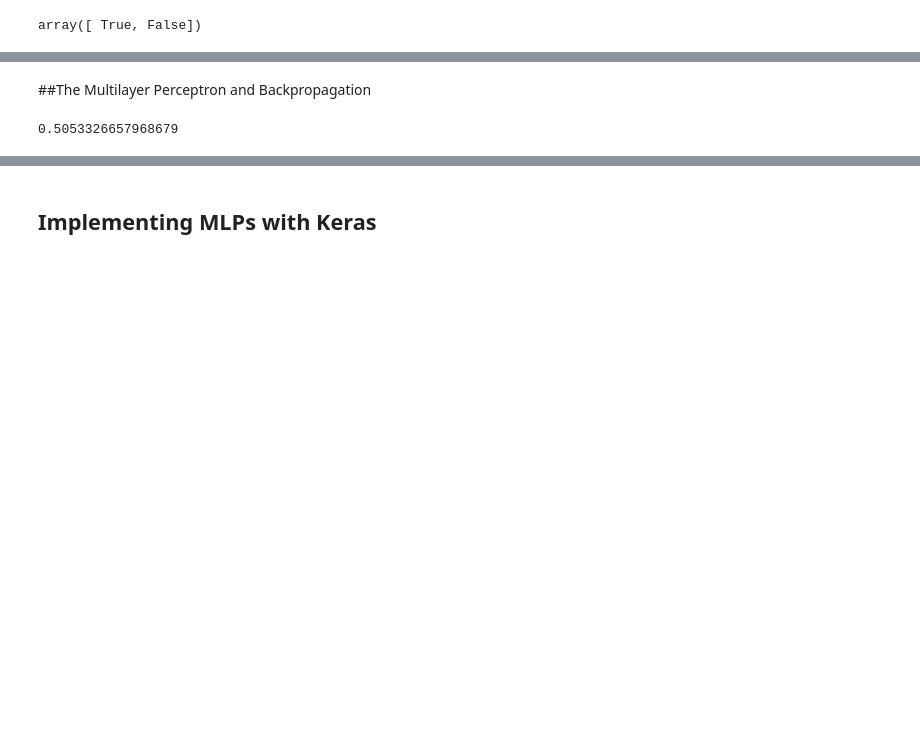
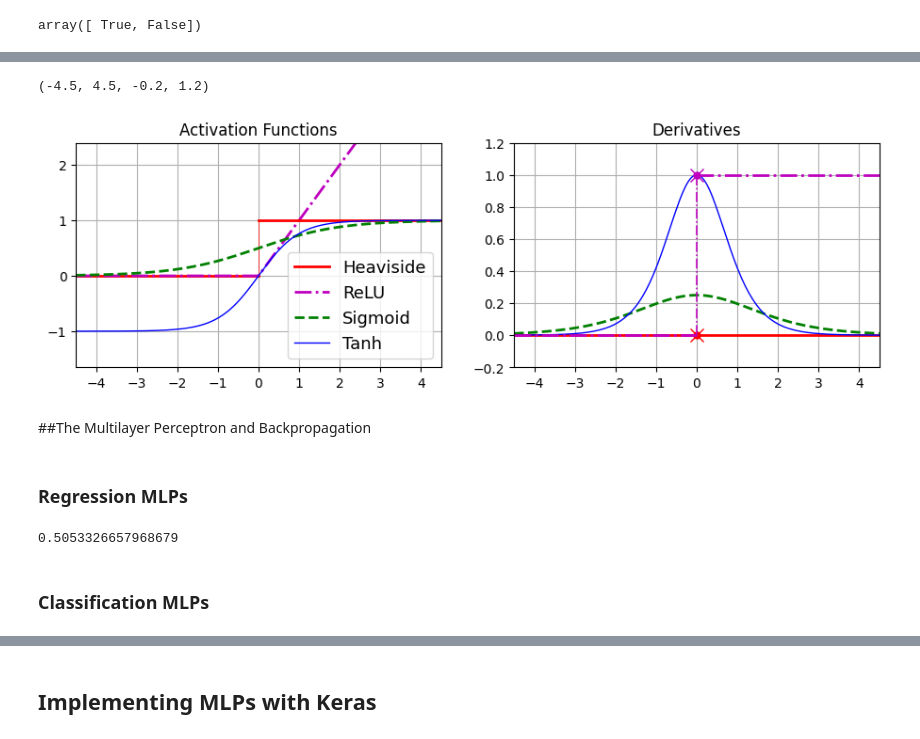
Before and after one commit to ArezooAalipanah/machine_learning3, a Jupyter notebook: hml_ch10.ipynb, the cells around one changed output, grey strips where cells are left out. Cells and saved outputs as stored; diff of their text form; code cells hidden in the pictures; blank space fills up the shorter version.

```diff
--- a/hml_ch10.ipynb
+++ b/hml_ch10.ipynb
@@ -22,5 +64,53 @@ array([ True, False])
+# %%
+# Activation functions
+
+from scipy.special import expit as sigmoid
+
+def relu(z):
+  return np.maximum(0, z)
+
+def derivative (f, z, eps=0.000001):
+  return (f(z+eps)-f(z-eps))/ (2* eps)
+
+max_z = 4.5
+z = np.linspace (-max_z, max_z, 200)
+
+plt.figure(figsize=(11, 3.1))
+
+plt.subplot(121)
+plt.plot([-max_z, 0], [0, 0 ],"r-", linewidth = 2, label = "Heaviside")
+plt.plot(z, relu(z), "m-.", linewidth=2, label="ReLU")
+plt.plot([0, 0], [0, 1], "r-", linewidth = 0.5)
+plt.plot([0, max_z], [1, 1], "r-", linewidth = 2)
+plt.plot(z, sigmoid(z), "g--", linewidth = 2, label ="Sigmoid")
+plt.plot(z, np.tanh(z), "b", linewidth=1, label="Tanh")
+plt.grid(True)
+plt.title("Activation Functions")
+plt.axis([-max_z, max_z, -1.65, 2.4])
+plt.gca().set_yticks([-1, 0, 1, 2])
+plt.legend(loc="lower right", fontsize=13)
+
+plt.subplot(122)
+plt.plot(z, derivative(np.sign, z), "r-", linewidth=2, label="Heaviside")
+plt.plot(0, 0, "ro", markersize=5)
+plt.plot(0, 0, "rx", markersize=10)
+plt.plot(z, derivative(sigmoid, z), "g--", linewidth=2, label="Sigmoid")
+plt.plot(z, derivative(np.tanh, z), "b-", linewidth=1, label="Tanh")
+plt.plot([-max_z, 0], [0, 0], "m-.", linewidth=2)
+plt.plot([0, max_z], [1, 1], "m-.", linewidth=2)
+plt.plot([0, 0], [0, 1], "m-.", linewidth=1.2)
+plt.plot(0, 1, "mo", markersize=5)
+plt.plot(0, 1, "mx", markersize=10)
+plt.grid(True)
+plt.title("Derivatives")
+plt.axis([-max_z, max_z, -0.2, 1.2])
+# %% [output]
+(-4.5, 4.5, -0.2, 1.2)
+[figure, added]
 # %% [markdown]
 ##The Multilayer Perceptron and Backpropagation
+# %% [markdown]
+### Regression MLPs
 # %%
 """
 The following code:
@@ -56,3 +146,5 @@ rmse = mean_squared_error(y_valid, y_pred, squared = False)
 rmse
 # %% [output]
 0.5053326657968679
+# %% [markdown]
+### Classification MLPs
```
Also changed, not shown: parts of 73 cells of this notebook.
